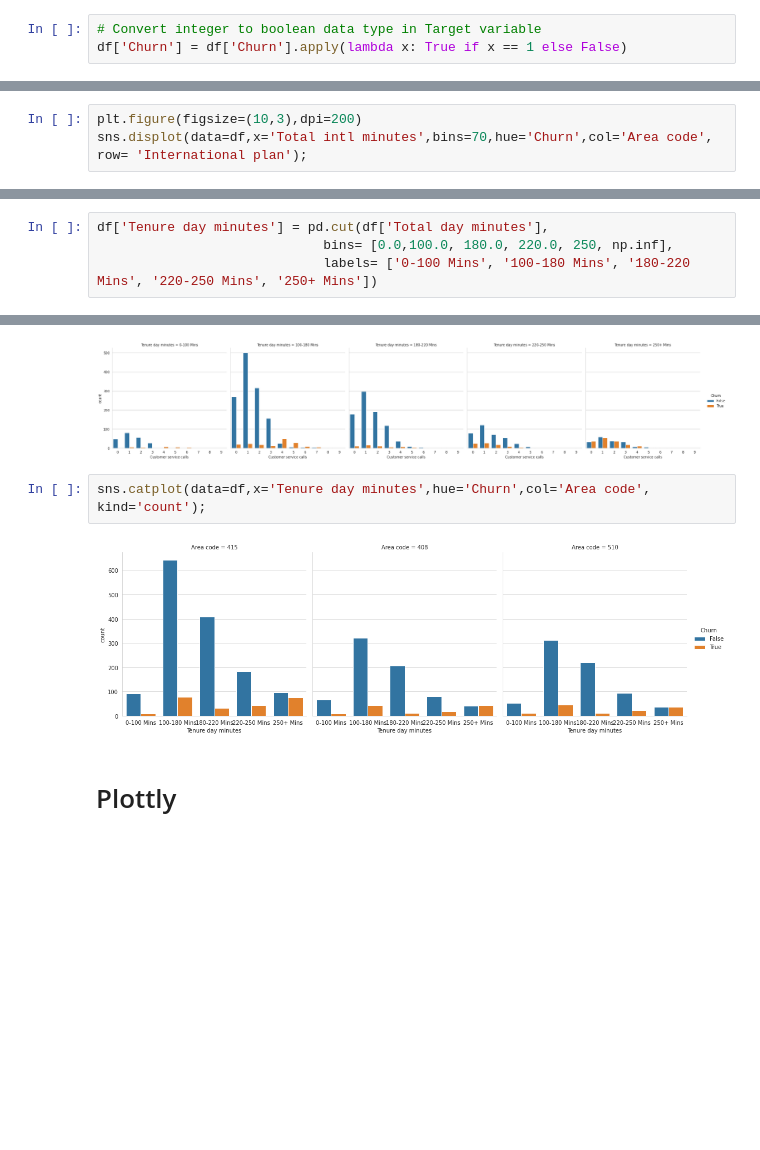
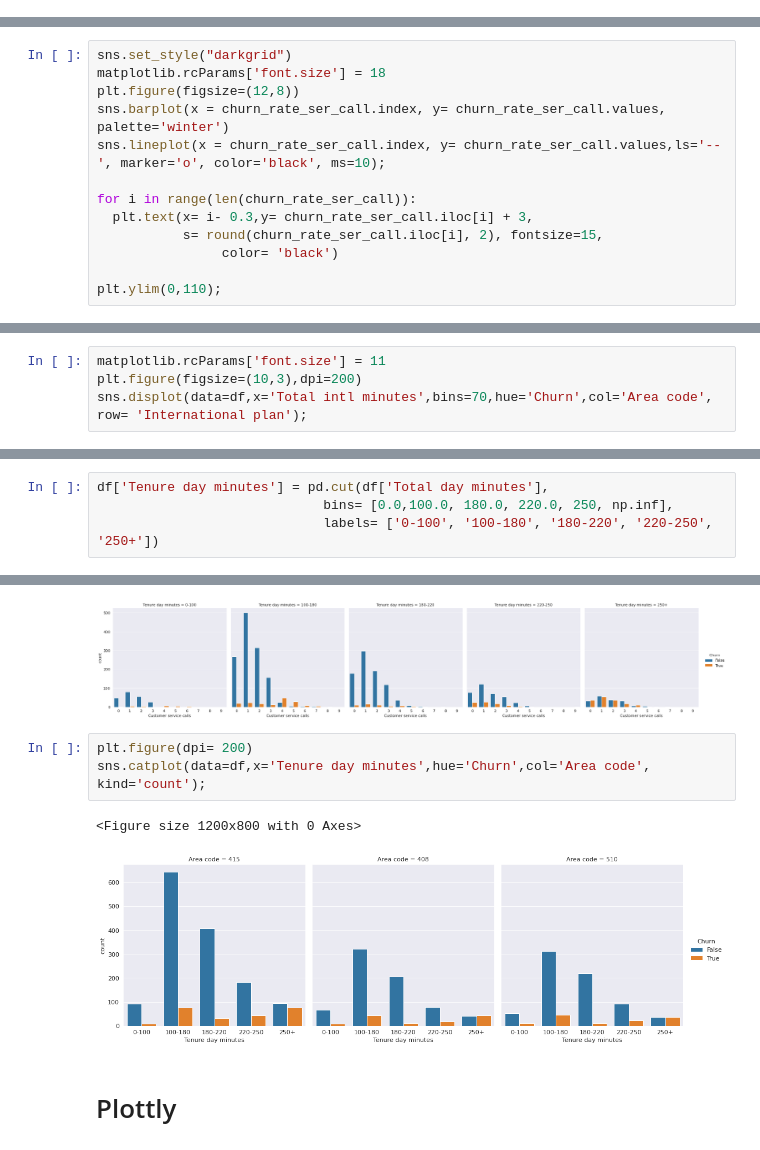
Before and after one commit to Gaurav2912/Telecom-Churn-Analysis---Capstone-Project, a Jupyter notebook: Telecom_Churn_Analysis_Capstone_Project.ipynb, the cells around one changed output, grey strips where cells are left out. Cells and saved outputs as stored; diff of their text form; blank space fills up the shorter version.

```diff
--- a/Telecom_Churn_Analysis_Capstone_Project.ipynb
+++ b/Telecom_Churn_Analysis_Capstone_Project.ipynb
@@ -684,6 +706,3 @@ sns.boxplot(data= df, y= 'Total day minutes', x= 'Customer service calls', hue=
-# %%
-# Convert integer to boolean data type in Target variable
-df['Churn'] = df['Churn'].apply(lambda x: True if x == 1 else False)
 # %%
 fig, axes = plt.subplots(nrows= 1, ncols= 4, figsize= (20,6))
 sns.boxplot(ax= axes[0],data=df,x='Churn',y='Total day minutes')
@@ -736,0 +746,13 @@ churn_rate.plot(kind='line',ls='--', marker='*', color='#ff9999', ms=10, markerf
+# %%
+sns.set_style("darkgrid")
+matplotlib.rcParams['font.size'] = 18
+plt.figure(figsize=(12,8))
+sns.barplot(x = churn_rate_ser_call.index, y= churn_rate_ser_call.values, palette='winter')
+sns.lineplot(x = churn_rate_ser_call.index, y= churn_rate_ser_call.values,ls='--', marker='o', color='black', ms=10);
+
+for i in range(len(churn_rate_ser_call)):
+  plt.text(x= i- 0.3,y= churn_rate_ser_call.iloc[i] + 3,
+           s= round(churn_rate_ser_call.iloc[i], 2), fontsize=15,
+                color= 'black')
+
+plt.ylim(0,110);
@@ -737,6 +761,7 @@ churn_rate.plot(kind='line',ls='--', marker='*', color='#ff9999', ms=10, markerf
 # %% [markdown]
 **Observation:** This shows that the churn rate is very high if customer service calls is more then 3 times.
 # %%
+matplotlib.rcParams['font.size'] = 11
 plt.figure(figsize=(10,3),dpi=200)
 sns.displot(data=df,x='Total intl minutes',bins=70,hue='Churn',col='Area code', row= 'International plan');
 # %% [output]
@@ -769,7 +794,7 @@ Based on the tenure column values, we create a new column called Tenure Cohort t
 # %%
 df['Tenure day minutes'] = pd.cut(df['Total day minutes'],
                              bins= [0.0,100.0, 180.0, 220.0, 250, np.inf],
-                             labels= ['0-100 Mins', '100-180 Mins', '180-220 Mins', '220-250 Mins', '250+ Mins'])
+                             labels= ['0-100', '100-180', '180-220', '220-250', '250+'])
 # %%
 df.head(10)[['Total day minutes','Tenure day minutes']]
 # %% [output]
@@ -790,9 +815,11 @@ sns.catplot(data=df,col='Tenure day minutes',hue='Churn',x='Customer service cal
 # %% [output]
 [figure]
 # %%
+plt.figure(dpi= 200)
 sns.catplot(data=df,x='Tenure day minutes',hue='Churn',col='Area code', kind='count');
 # %% [output]
+<Figure size 1200x800 with 0 Axes>
-[figure, old version]
+[figure, new version]
 # %% [markdown]
 # Plottly
 # %%
```
Also changed, not shown: parts of 87 cells of this notebook.
